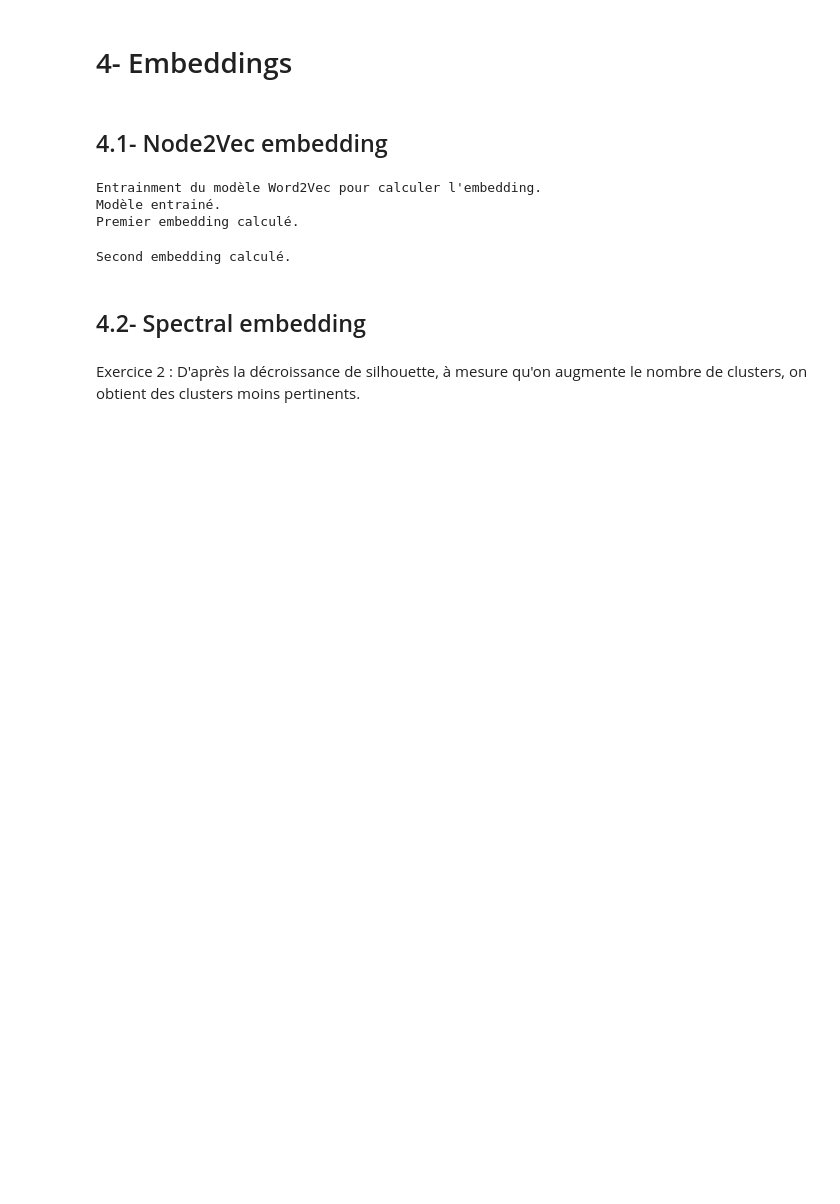
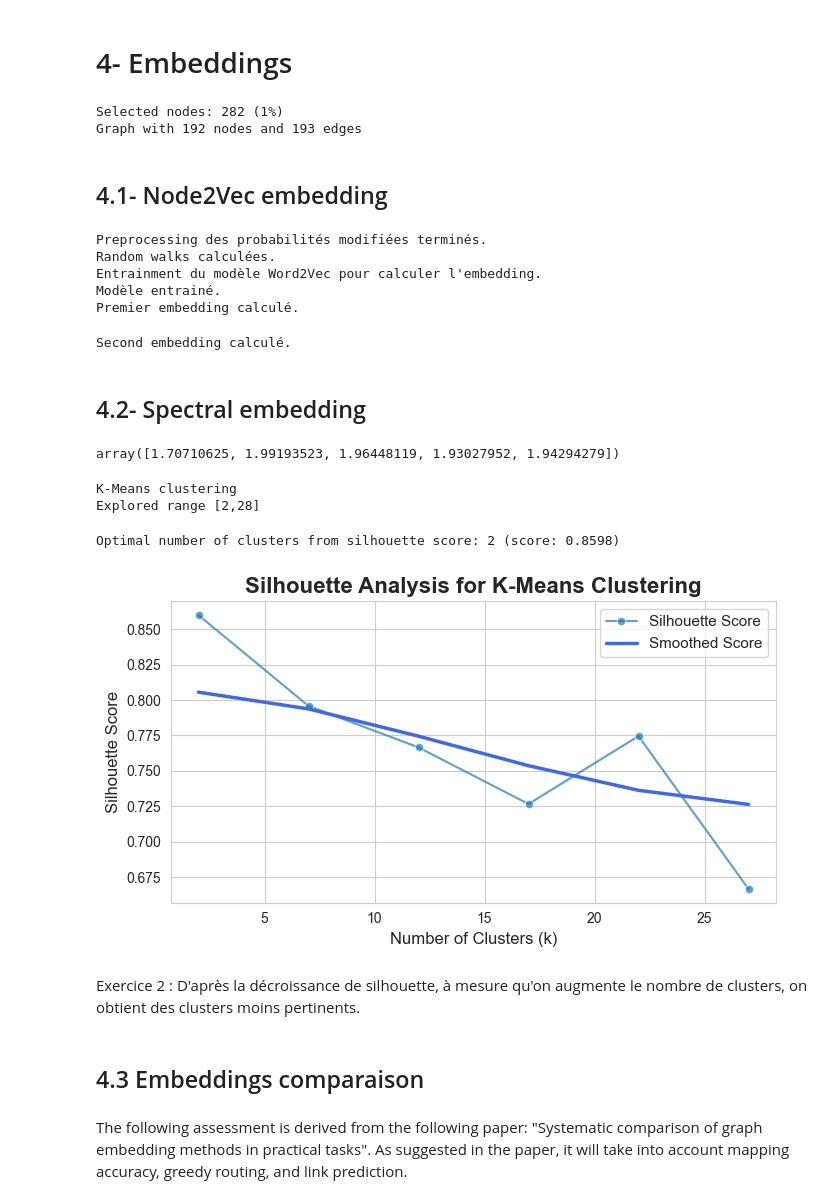
Before and after one commit to Bodartofficiel/graph-mining-project, a Jupyter notebook: Project.ipynb, the cells around one changed output. Drawn from its saved outputs; the diff is of its cells as text; code cells hidden in the pictures; blank space fills up the shorter version.

Commit message:
ex4 : comparaison between Node2Vec and Laplacian embeddings

```diff
--- a/Project.ipynb
+++ b/Project.ipynb
@@ -250,5 +265,37 @@ Nombre de communautés de Louvain trouvées :  78
 # %% [markdown]
 # 4- Embeddings
+# %%
+import numpy as np
+
+used_graph = deezer_graph
+
+percent_nodes = 0.01 # For faster execution
+# percent_nodes = 1
+
+if percent_nodes != 1 :
+    n_nodes = int(used_graph.number_of_nodes() * percent_nodes)
+    print(f"Selected nodes: {n_nodes} ({percent_nodes*100:.0f}%)")
+
+    # Random walk sampling
+    def random_walk_sampling(graph, start_node, walk_len, damping_factor=0.15):
+        visited = {start_node}
+        current_node = start_node
+        for _ in range(walk_len):
+            neighbors = list(graph.neighbors(current_node))
+            if np.random.random()>damping_factor and neighbors:
+                current_node = np.random.choice(neighbors)
+                visited.add(current_node)
+            else :
+                current_node = np.random.choice(graph.nodes)
+        return(visited)
+
+    random_nodes = random_walk_sampling(used_graph,start_node=np.random.choice(used_graph.nodes),walk_len=n_nodes)
+    used_graph = used_graph.subgraph(random_nodes)
+
+print(used_graph)
+# %% [output]
+Selected nodes: 282 (1%)
+Graph with 192 nodes and 193 edges
 # %% [markdown]
 ## 4.1- Node2Vec embedding
 # %%
@@ -410,13 +457,16 @@ class Node2vec:
 import node2vec as n2v
 
 # Embedding Node2vec ci-dessus
-node2vec = Node2vec(deezer_graph, p=0.2, q=1.2, workers=4, epochs=20)
+node2vec_embedding = Node2vec(used_graph, p=0.2, q=1.2, workers=4, epochs=20)
 print("Premier embedding calculé.")
+
 # Embedding Node2vec de https://github.com/eliorc
-node2vec_lib = n2v.node2vec.Node2Vec(deezer_graph, p=0.2, q=1.2, workers=4)
+node2vec_lib = n2v.node2vec.Node2Vec(used_graph, p=0.2, q=1.2, workers=4)
 node2vec_model_lib =  node2vec_lib.fit(window=5, min_count=1)
 print("Second embedding calculé.")
 # %% [output]
+Preprocessing des probabilités modifiées terminés.
+Random walks calculées.
 Entrainment du modèle Word2Vec pour calculer l'embedding.
 Modèle entrainé.
 Premier embedding calculé.
@@ -459,5 +476,14 @@ subgraph
 # %%
-A = nx.adjacency_matrix(subgraph).toarray()
+import numpy as np
+import networkx as nx
+from sklearn.cluster import KMeans, DBSCAN
+from sklearn.metrics import silhouette_score
+import matplotlib.pyplot as plt
+from tqdm import tqdm
+from scipy.ndimage import gaussian_filter1d
+import seaborn as sns
+
+A = nx.adjacency_matrix(used_graph).toarray()
 D = np.diag(A.sum(axis=1))
 
 # Pour éviter une division par 0
@@ -481,6 +507,8 @@ vecs = np.real(vecs)
 vecs[np.abs(vecs) < tolerance] = 0
 
 vals[:5]
+# %% [output]
+array([1.70710625, 1.99193523, 1.96448119, 1.93027952, 1.94294279])
 # %%
 def k_smallest_eigvals(k, vals):
     nonzero_vals = [(i, val) for i, val in enumerate(vals) if val > 0]
@@ -496,32 +524,42 @@ def get_U(k,vals,vecs):
 print("K-Means clustering")
 scores = []
 explored_range = np.arange(n_nodes//100, n_nodes//10, 5)
 print(f"Explored range [{n_nodes//100},{n_nodes//10}]")
 
 for k in tqdm(explored_range, desc="Calcul des embeddings et du silhouette scores"):
     embeddings = get_U(k, vals, vecs)
     kmeans = KMeans(n_clusters=k, random_state=42, n_init=10).fit(embeddings)
     score = silhouette_score(embeddings, kmeans.labels_)
     scores.append(score)
 
 # Optimal k (maximum du silhouette score)
 optimal_k = explored_range[np.argmax(scores)]
 max_score = max(scores)
 print(f"Optimal number of clusters from silhouette score: {optimal_k} (score: {max_score:.4f})")
+laplacian_embedding = get_U(optimal_k, vals, vecs)
 
 # Smoothing
 scores_smooth = gaussian_filter1d(scores, sigma=2)
 
 plt.figure(figsize=(7, 4))
 sns.set_style("whitegrid")
 sns.lineplot(x=explored_range, y=scores, marker='o', label='Silhouette Score', alpha=0.7)
 sns.lineplot(x=explored_range, y=scores_smooth, linewidth=2.5, label='Smoothed Score', color='royalblue')
 
 plt.xlabel('Number of Clusters (k)', fontsize=12)
 plt.ylabel('Silhouette Score', fontsize=12)
 plt.title('Silhouette Analysis for K-Means Clustering', fontsize=16, fontweight='bold')
 plt.legend(loc='best', fontsize=11)
 plt.tight_layout()
 plt.show()
+# %% [output]
+K-Means clustering
+Explored range [2,28]
+Optimal number of clusters from silhouette score: 2 (score: 0.8598)
+[figure, added]
 # %% [markdown]
 Exercice 2 : D'après la décroissance de silhouette, à mesure qu'on augmente le nombre de clusters, on obtient des clusters moins pertinents.
+# %% [markdown]
+## 4.3 Embeddings comparaison
+# %% [markdown]
+The following assessment is derived from the following paper: "Systematic comparison of graph embedding methods in practical tasks". As suggested in the paper, it will take into account mapping accuracy, greedy routing, and link prediction.
```
Also changed, not shown: parts of 13 cells of this notebook, 1 other file.
